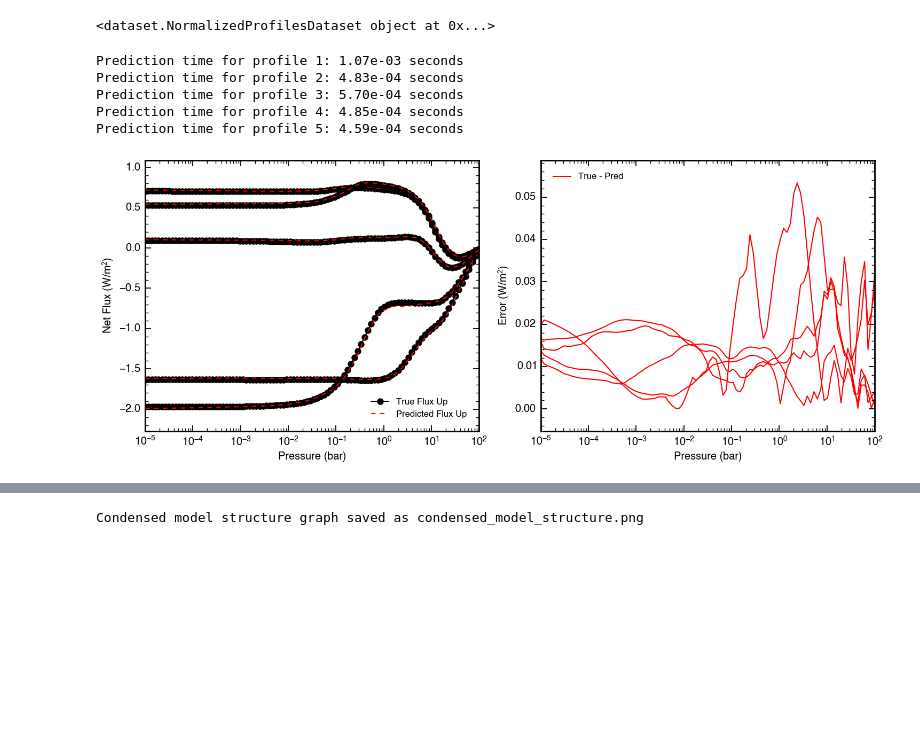
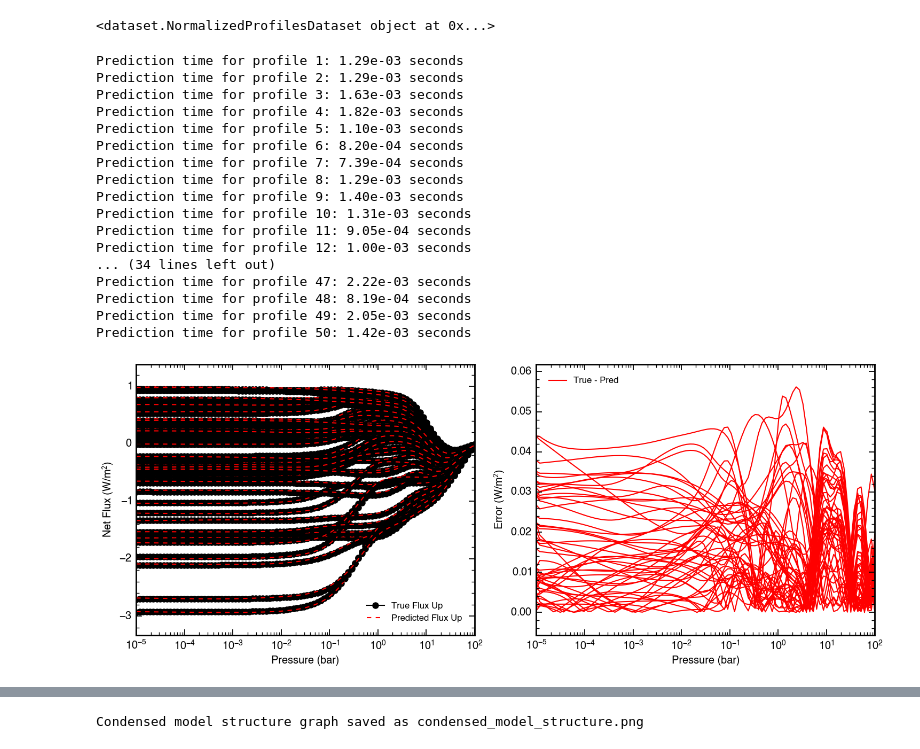
Before and after one commit to imalsky/NN_Profiles, a Jupyter notebook: plot_model_predictions.ipynb, the cells around one changed output, grey strips where cells are left out. Drawn from its saved outputs; the diff is of its cells as text; code cells hidden in the pictures; blank space fills up the shorter version.

```diff
--- a/plot_model_predictions.ipynb
+++ b/plot_model_predictions.ipynb
@@ -54,39 +59,3 @@ Loaded model parameters:
         "net_flux"
     ]
 }
-# %%
-# Device configuration
-device = torch.device("cuda" if torch.cuda.is_available() else "cpu")
-
-# Retrieve model_type from parameters
-model_type = model_params.get("model_type", "RNN_New")
-
-# Define a dictionary for dynamic model initialization
-model_classes = {
-    "BasicRNN": BasicRNN,
-    "RNN_New": RNN_New,
-}
-
-# Check if the model type is supported
-if model_type not in model_classes:
-    raise ValueError(f"Unknown model type: {model_type}. Supported types: {list(model_classes.keys())}")
-
-# Dynamically initialize the model
-model = model_classes[model_type](
-    RNN_type=model_params['RNN_type'],
-    nx=model_params['nx'],
-    ny=model_params['ny'],
-    nneur=tuple(model_params['nneur']),
-    outputs_one_longer=model_params.get('outputs_one_longer', False),
-    concat=model_params.get('concat', False),
-    use_pressure_gating=model_params.get('use_pressure_gating', False),
-    pressure_index=model_params.get('pressure_index', 0),
-    pressure_threshold=model_params.get('pressure_threshold', 0.1)
-)
-
-# Load the trained model weights
-model.load_state_dict(torch.load(model_save_path, map_location=device))
-model.to(device)
-model.eval()
-
-print(f"Model '{model_type}' loaded and ready for evaluation.")
@@ -185,7 +195,7 @@ import numpy as np
 import matplotlib.pyplot as plt
 
 # Number of profiles to visualize
-N = 5
+N = 50
 
 
 fractional_errors = []
@@ -248,9 +258,6 @@ with torch.no_grad():
         fractional_error = np.abs(net_flux_pred - net_flux_true) / (np.abs(net_flux_true) + 1e-10)
         error = np.abs(net_flux_pred - net_flux_true)
 
-        log_error = np.log10(net_flux_true[0] / net_flux_pred[0])
-
-
         fractional_errors.append(fractional_error)
 
         # Plot results
@@ -261,36 +268,48 @@ with torch.no_grad():
             #axes[1].plot(pressure[0], error[0] * 100, label=r'Error (W/m$^2$)', color='red')
             axes[1].plot(pressure[0], error[0] / 1e6, label=r'True - Pred', color='red')
         else:
             axes[0].plot(pressure[0], net_flux_true[0]/1e6, marker='o', color='black')
             axes[0].plot(pressure[0], net_flux_pred[0]/1e6, linestyle='--', color='red')
             axes[1].plot(pressure[0], error[0] / 1e6, color='red')
 
     # Configure the left subplot (True vs Predicted Flux Up)
     #axes[0].set_yscale('symlog')
     #axes[1].set_yscale('symlog')
 
 
     axes[0].set_xscale('log')
     #axes[0].invert_xaxis()
     axes[0].set_xlabel('Pressure (bar)')
     axes[0].set_ylabel(r'Net Flux (W/m$^2$)')
     axes[0].legend(loc='best')
 
     # Configure the right subplot (Fractional Error)
     #axes[1].set_ylim(0, 5)  # Adjust as needed
     axes[1].set_xscale('log')
     #axes[1].invert_xaxis()
     axes[1].set_xlabel('Pressure (bar)')
     axes[1].set_ylabel(r'Error (W/m$^2$)')
     axes[1].legend(loc='best')
 
     plt.tight_layout()
     plt.savefig(os.path.join(save_path, "flux_up_comparison.png"))
     plt.show()
 # %% [output]
-Prediction time for profile 1: 1.07e-03 seconds
-Prediction time for profile 2: 4.83e-04 seconds
-Prediction time for profile 3: 5.70e-04 seconds
-Prediction time for profile 4: 4.85e-04 seconds
-Prediction time for profile 5: 4.59e-04 seconds
+Prediction time for profile 1: 1.29e-03 seconds
+Prediction time for profile 2: 1.29e-03 seconds
+Prediction time for profile 3: 1.63e-03 seconds
+Prediction time for profile 4: 1.82e-03 seconds
+Prediction time for profile 5: 1.10e-03 seconds
+Prediction time for profile 6: 8.20e-04 seconds
+Prediction time for profile 7: 7.39e-04 seconds
+Prediction time for profile 8: 1.29e-03 seconds
+Prediction time for profile 9: 1.40e-03 seconds
+Prediction time for profile 10: 1.31e-03 seconds
+Prediction time for profile 11: 9.05e-04 seconds
+Prediction time for profile 12: 1.00e-03 seconds
+... (34 lines left out)
+Prediction time for profile 47: 2.22e-03 seconds
+Prediction time for profile 48: 8.19e-04 seconds
+Prediction time for profile 49: 2.05e-03 seconds
+Prediction time for profile 50: 1.42e-03 seconds
-[figure, old version]
+[figure, new version]
```
Also changed, not shown: parts of 5 cells of this notebook, 6 other files.
